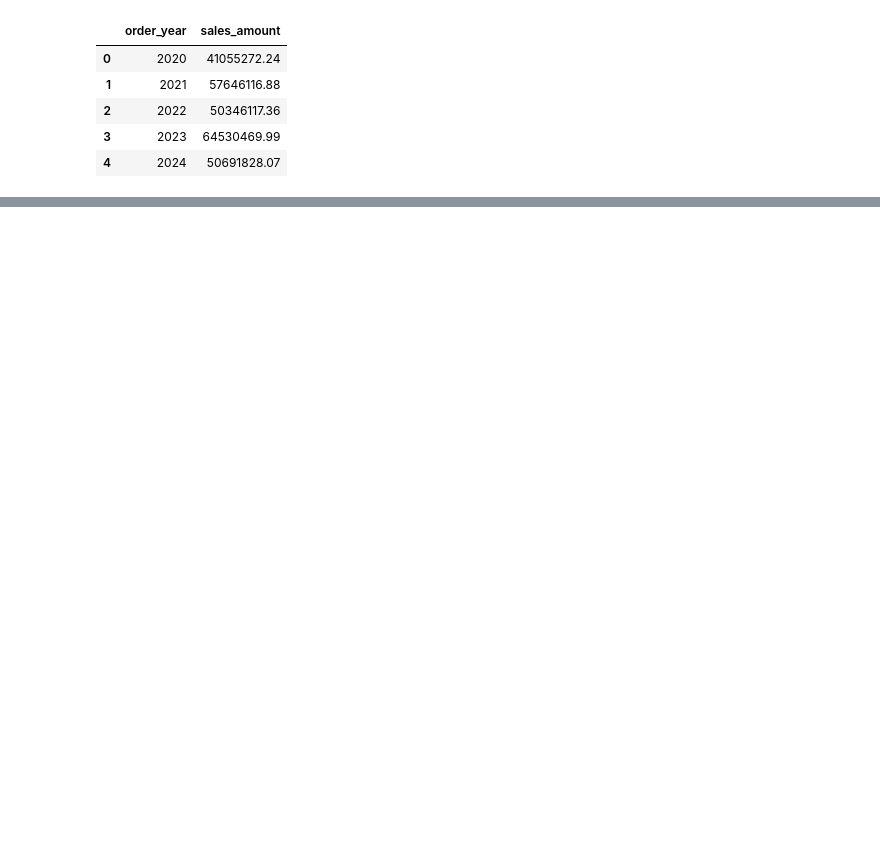
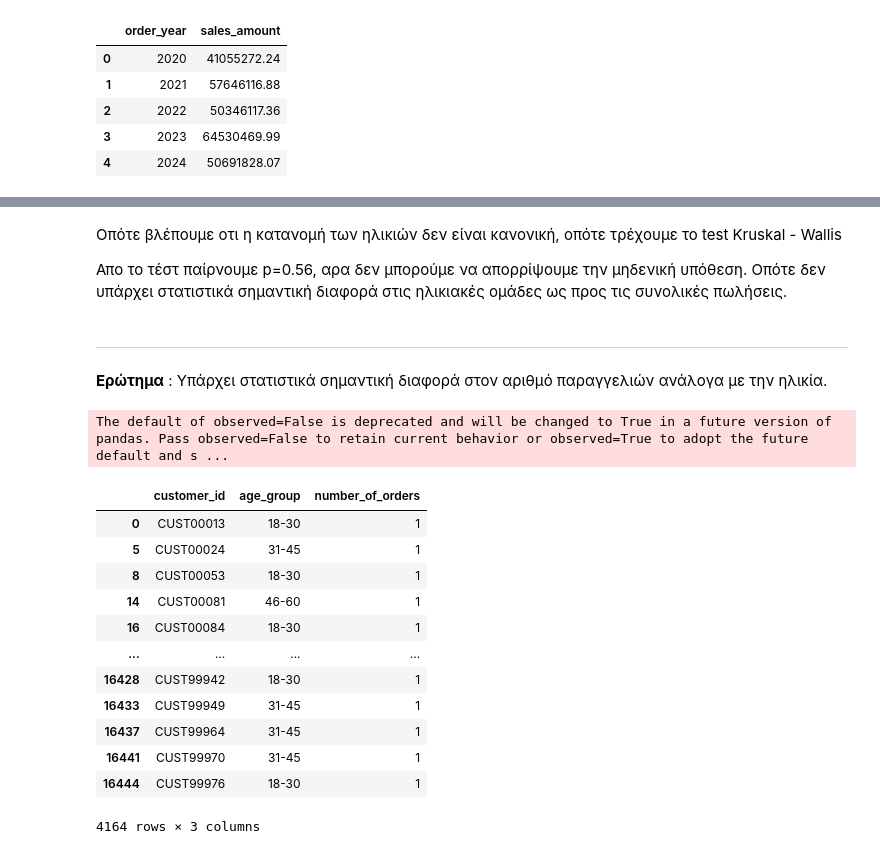
Before and after one commit to apostoliskalli-dot/Retail-Sales-Dataset, a Jupyter notebook: Retail_Sales_Dataset.ipynb, the cells around one changed output, grey strips where cells are left out. Cells and saved outputs as stored; diff of their text form; code cells hidden in the pictures; blank space fills up the shorter version.

```diff
--- a/Retail_Sales_Dataset.ipynb
+++ b/Retail_Sales_Dataset.ipynb
@@ -754,0 +1062,30 @@ with open("Final_Business_Report.html", "w", encoding='utf-8') as f:
+# %% [markdown]
+Οπότε βλέπουμε οτι η κατανομή των ηλικιών δεν είναι κανονική, οπότε τρέχουμε το test Kruskal - Wallis
+
+Απο το τέστ παίρνουμε p=0.56, αρα δεν μπορούμε να απορρίψουμε την μηδενική υπόθεση. Οπότε δεν υπάρχει στατιστικά σημαντική διαφορά στις ηλικιακές ομάδες ως προς τις συνολικές πωλήσεις.
+# %% [markdown]
+
+
+---
+# %% [markdown]
+**Ερώτημα** : Υπάρχει στατιστικά σημαντική διαφορά στον αριθμό παραγγελιών ανάλογα με την ηλικία.
+# %%
+df_analyzed = df.groupby(['customer_id', 'age_group'])['order_id'].count().reset_index()
+df_analyzed.rename(columns={'order_id': 'number_of_orders'}, inplace=True)
+df_analyzed = df_analyzed[df_analyzed['number_of_orders'] > 0]
+df_analyzed
+# %% [output]
+The default of observed=False is deprecated and will be changed to True in a future version of pandas. Pass observed=False to retain current behavior or observed=True to adopt the future default and s ...
+|  | customer_id | age_group | number_of_orders |
+| 0 | CUST00013 | 18-30 | 1 |
+| 5 | CUST00024 | 31-45 | 1 |
+| 8 | CUST00053 | 18-30 | 1 |
+| 14 | CUST00081 | 46-60 | 1 |
+| 16 | CUST00084 | 18-30 | 1 |
+| ... | ... | ... | ... |
+| 16428 | CUST99942 | 18-30 | 1 |
+| 16433 | CUST99949 | 31-45 | 1 |
+| 16437 | CUST99964 | 31-45 | 1 |
+| 16441 | CUST99970 | 31-45 | 1 |
+| 16444 | CUST99976 | 18-30 | 1 |
+4164 rows × 3 columns
```
Also changed, not shown: parts of 32 cells of this notebook.
